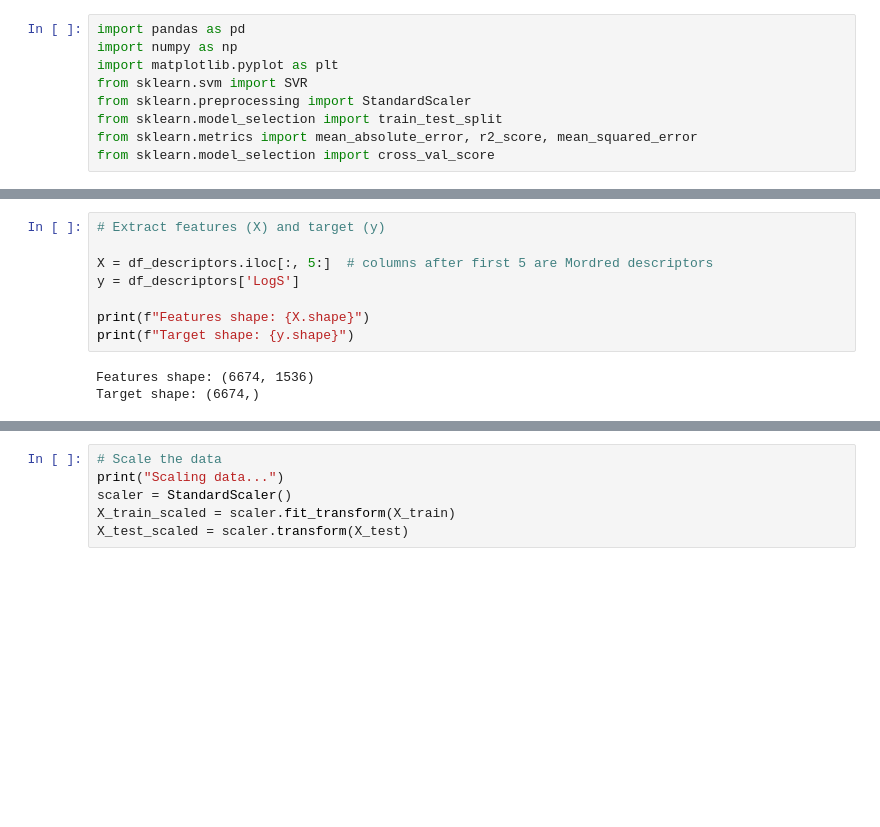
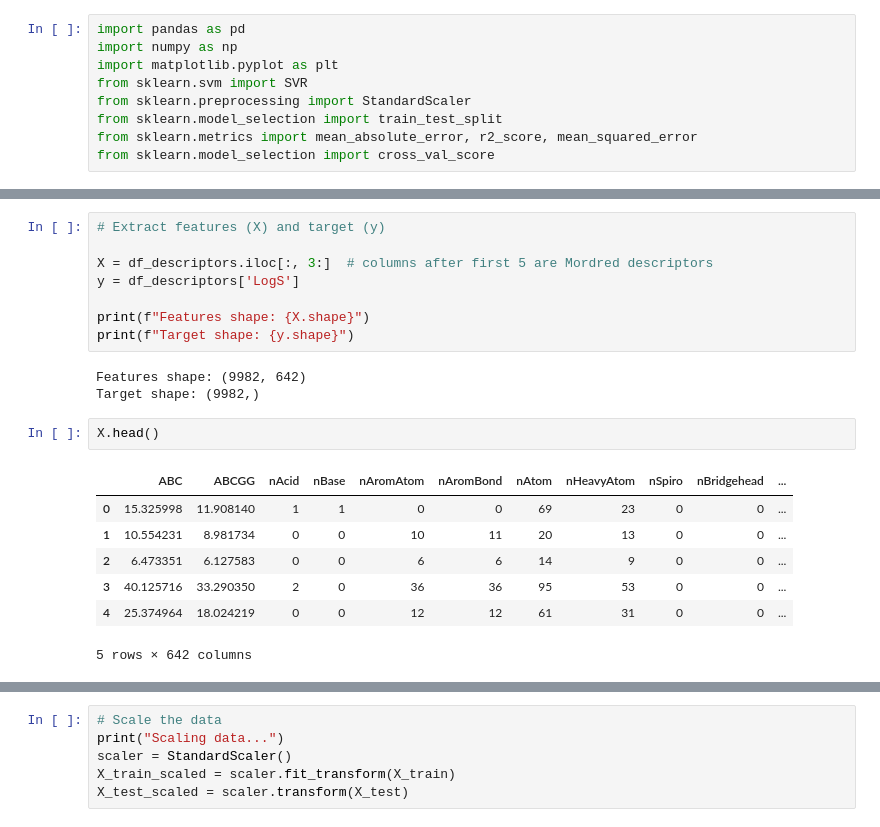
Before and after one commit to volkamerlab/CADDSeminar_2025, a Jupyter notebook: Task 1/Group 1/03_mordred_fingerprints_svm.ipynb, the cells around one changed output, grey strips where cells are left out. Saved outputs shown, nothing was run; the diff lists cells and outputs as text; blank space fills up the shorter version.

```diff
--- a/Task 1/Group 1/03_mordred_fingerprints_svm.ipynb
+++ b/Task 1/Group 1/03_mordred_fingerprints_svm.ipynb
@@ -12,11 +22,21 @@ df_descriptors = pd.read_csv("./data/standardized_AqSolDB_descriptors_imputed_2.
 # %%
 # Extract features (X) and target (y)
 
-X = df_descriptors.iloc[:, 5:]  # columns after first 5 are Mordred descriptors
+X = df_descriptors.iloc[:, 3:]  # columns after first 5 are Mordred descriptors
 y = df_descriptors['LogS']
 
 print(f"Features shape: {X.shape}")
 print(f"Target shape: {y.shape}")
 # %% [output]
-Features shape: (6674, 1536)
-Target shape: (6674,)
+Features shape: (9982, 642)
+Target shape: (9982,)
+# %%
+X.head()
+# %% [output]
+|  | ABC | ABCGG | nAcid | nBase | nAromAtom | nAromBond | nAtom | nHeavyAtom | nSpiro | nBridgehead | ... |
+| 0 | 15.325998 | 11.908140 | 1 | 1 | 0 | 0 | 69 | 23 | 0 | 0 | ... |
+| 1 | 10.554231 | 8.981734 | 0 | 0 | 10 | 11 | 20 | 13 | 0 | 0 | ... |
+| 2 | 6.473351 | 6.127583 | 0 | 0 | 6 | 6 | 14 | 9 | 0 | 0 | ... |
+| 3 | 40.125716 | 33.290350 | 2 | 0 | 36 | 36 | 95 | 53 | 0 | 0 | ... |
+| 4 | 25.374964 | 18.024219 | 0 | 0 | 12 | 12 | 61 | 31 | 0 | 0 | ... |
+5 rows × 642 columns
```
Also changed, not shown: parts of 8 cells of this notebook, 13 other files.
